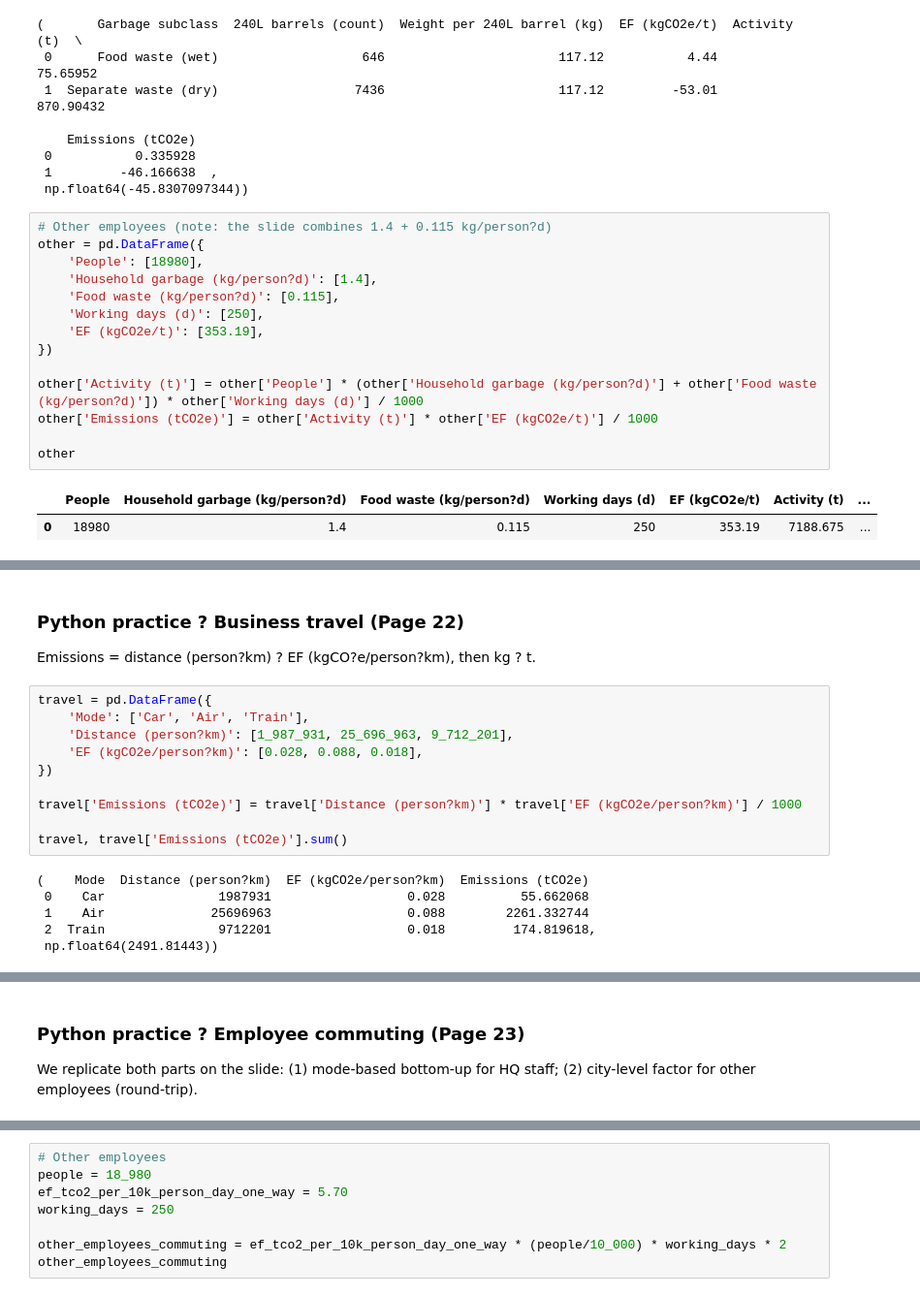
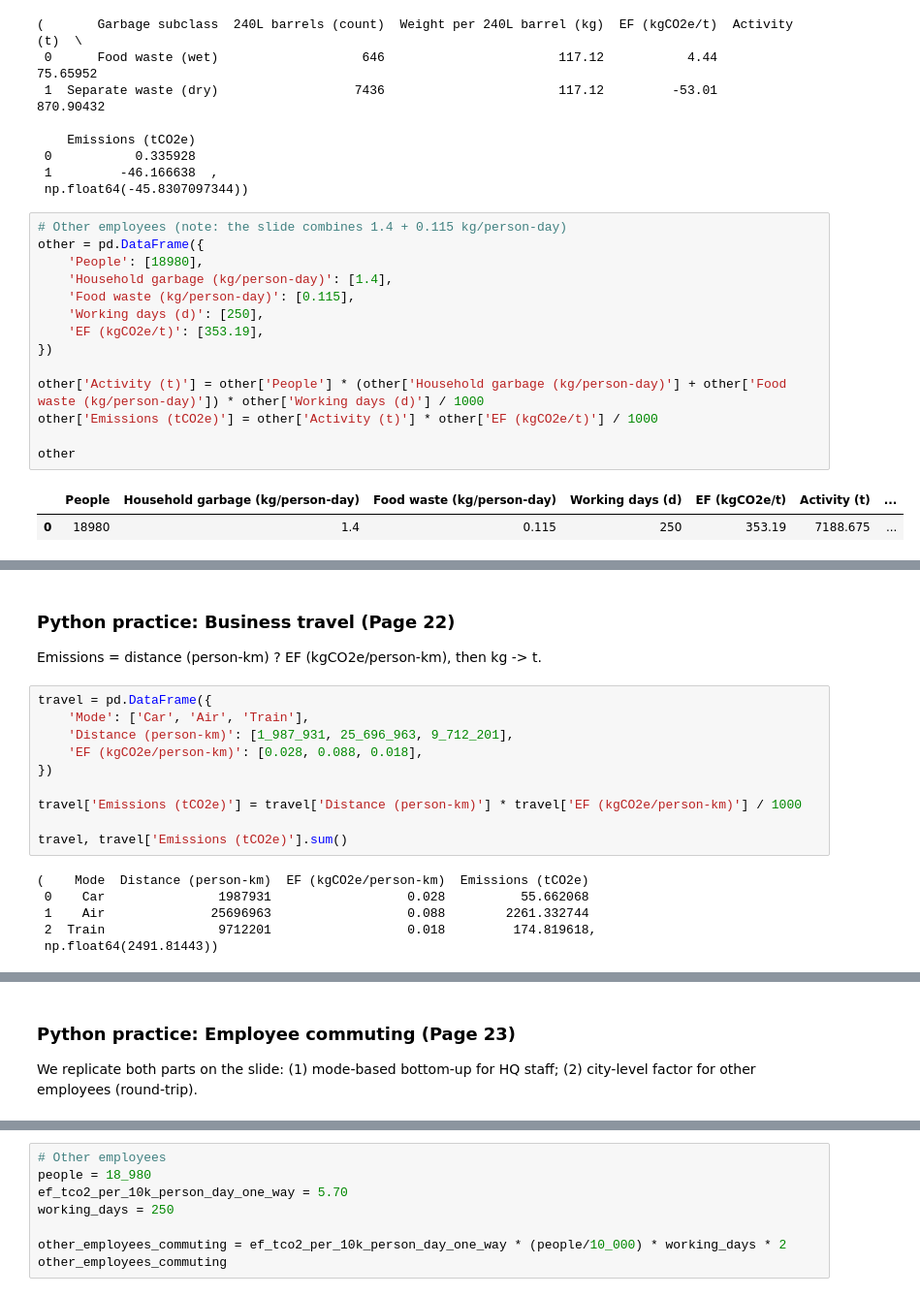
Before and after one commit to yebarryallen/ESG, a Jupyter notebook: lecture7_carbon_footprint.ipynb, the cells around one changed output, grey strips where cells are left out. Shown at 97% size. Cells and saved outputs as stored; diff of their text form.

```diff
--- a/lecture7_carbon_footprint.ipynb
+++ b/lecture7_carbon_footprint.ipynb
@@ -285,42 +285,42 @@ hq, hq_total
  1         -46.166638  ,
  np.float64(-45.8307097344))
 # %%
-# Other employees (note: the slide combines 1.4 + 0.115 kg/person?d)
+# Other employees (note: the slide combines 1.4 + 0.115 kg/person-day)
 other = pd.DataFrame({
     'People': [18980],
-    'Household garbage (kg/person?d)': [1.4],
-    'Food waste (kg/person?d)': [0.115],
+    'Household garbage (kg/person-day)': [1.4],
+    'Food waste (kg/person-day)': [0.115],
     'Working days (d)': [250],
     'EF (kgCO2e/t)': [353.19],
 })
 
-other['Activity (t)'] = other['People'] * (other['Household garbage (kg/person?d)'] + other['Food waste (kg/person?d)']) * other['Working days (d)'] / 1000
+other['Activity (t)'] = other['People'] * (other['Household garbage (kg/person-day)'] + other['Food waste (kg/person-day)']) * other['Working days (d)'] / 1000
 other['Emissions (tCO2e)'] = other['Activity (t)'] * other['EF (kgCO2e/t)'] / 1000
 
 other
 # %% [output]
-|  | People | Household garbage (kg/person?d) | Food waste (kg/person?d) | Working days (d) | EF (kgCO2e/t) | Activity (t) | ... |
+|  | People | Household garbage (kg/person-day) | Food waste (kg/person-day) | Working days (d) | EF (kgCO2e/t) | Activity (t) | ... |
 | 0 | 18980 | 1.4 | 0.115 | 250 | 353.19 | 7188.675 | ... |
 # %% [markdown]
 ## Page 22 - Emissions from Business Travel
 
 ![](pic/lecture7_carbon_footprint/page-22.png)
 # %% [markdown]
-### Python practice ? Business travel (Page 22)
+### Python practice: Business travel (Page 22)
 
-Emissions = distance (person?km) ? EF (kgCO?e/person?km), then kg ? t.
+Emissions = distance (person-km) ? EF (kgCO2e/person-km), then kg -> t.
 # %%
 travel = pd.DataFrame({
     'Mode': ['Car', 'Air', 'Train'],
-    'Distance (person?km)': [1_987_931, 25_696_963, 9_712_201],
-    'EF (kgCO2e/person?km)': [0.028, 0.088, 0.018],
+    'Distance (person-km)': [1_987_931, 25_696_963, 9_712_201],
+    'EF (kgCO2e/person-km)': [0.028, 0.088, 0.018],
 })
 
-travel['Emissions (tCO2e)'] = travel['Distance (person?km)'] * travel['EF (kgCO2e/person?km)'] / 1000
+travel['Emissions (tCO2e)'] = travel['Distance (person-km)'] * travel['EF (kgCO2e/person-km)'] / 1000
 
 travel, travel['Emissions (tCO2e)'].sum()
 # %% [output]
-(    Mode  Distance (person?km)  EF (kgCO2e/person?km)  Emissions (tCO2e)
+(    Mode  Distance (person-km)  EF (kgCO2e/person-km)  Emissions (tCO2e)
  0    Car               1987931                  0.028          55.662068
  1    Air              25696963                  0.088        2261.332744
  2  Train               9712201                  0.018         174.819618,
@@ -330,7 +330,7 @@ travel, travel['Emissions (tCO2e)'].sum()
 
 ![](pic/lecture7_carbon_footprint/page-23.png)
 # %% [markdown]
-### Python practice ? Employee commuting (Page 23)
+### Python practice: Employee commuting (Page 23)
 
 We replicate both parts on the slide: (1) mode-based bottom-up for HQ staff; (2) city-level factor for other employees (round-trip).
 # %%
```
Also changed, not shown: parts of 19 cells of this notebook.
